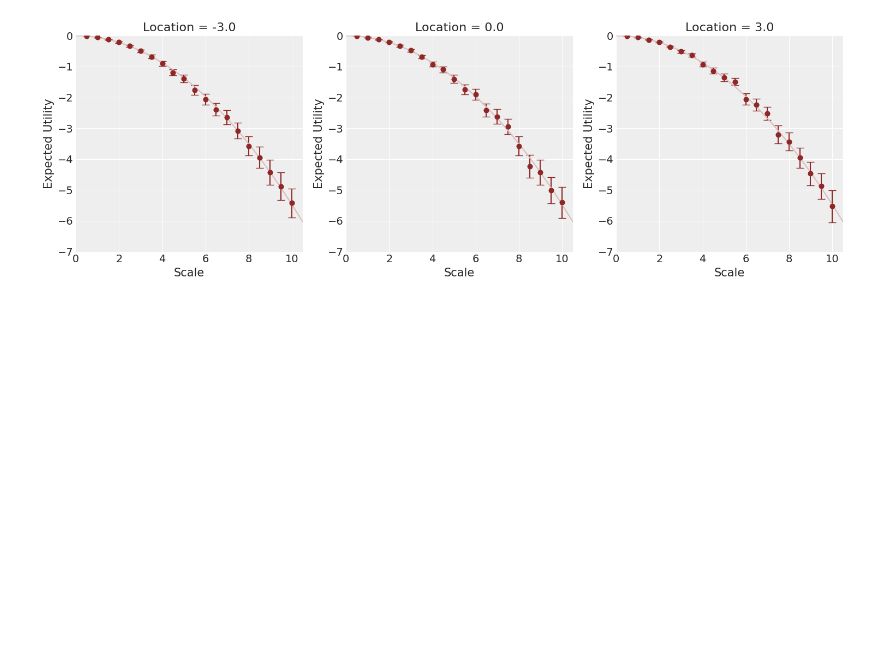
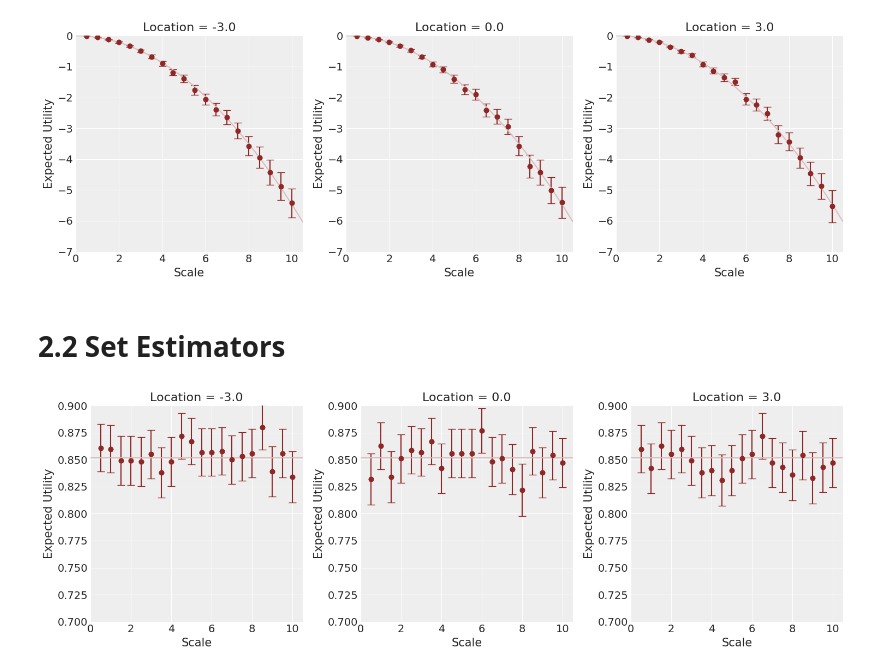
Before and after one commit to mIssaMichael/Betancourt-book---Python-translation, a Jupyter notebook: Part 2 - Modeling and Inference/chapter 1 Modeling and Inference/chapter 1.ipynb, the cells around one changed output. Saved outputs shown, nothing was run; the diff lists cells and outputs as text; code cells hidden in the pictures; blank space fills up the shorter version.

```diff
--- a/Part 2 - Modeling and Inference/chapter 1 Modeling and Inference/chapter 1.ipynb
+++ b/Part 2 - Modeling and Inference/chapter 1 Modeling and Inference/chapter 1.ipynb
@@ -129,3 +127,60 @@ plt.tight_layout()
 plt.show()
 # %% [output]
 [figure]
+# %% [markdown]
+# 2.2 Set Estimators
+# %%
+# Import student t distribution
+from scipy.stats import t
+
+# Interval utility function
+def inc_util(x_hat_left, x_hat_right, x):
+    return (x_hat_left <= x) & (x <= x_hat_right)
+
+# Mean estimator adjusting for left and right intervals
+def mu_hat_left(y, delta):
+    return mu_hat(y) - delta * sigma_hat(y)
+
+def mu_hat_right(y, delta):
+    return mu_hat(y) + delta * sigma_hat(y)
+
+# Parameters
+delta_interval = 0.5
+
+plt.figure(figsize=(15, 5))
+
+for m in range(N_mu):
+    exp_utils = np.zeros(N_sigma)
+    deltas = np.zeros(N_sigma)
+
+    for s in range(N_sigma):
+        sample_util = np.zeros(N_simu)
+
+        for n in range(N_simu):
+            simu_data = np.random.normal(mus[m], sigmas[s], N_obs)
+            left_est = mu_hat_left(simu_data, delta_interval)
+            right_est = mu_hat_right(simu_data, delta_interval)
+            sample_util[n] = np.mean(inc_util(left_est, right_est, mus[m]))
+
+        mc_stats = compute_mc_stats(sample_util)
+        exp_utils[s] = mc_stats[0]
+        deltas[s] = 2 * mc_stats[1]
+
+    plt.subplot(1, 3, m + 1)
+    plt.plot(sigmas, exp_utils, 'o', color=c_dark)
+    plt.title(f"Location = {mus[m]}")
+    plt.xlim(0, 10.5)
+    plt.xlabel("Scale")
+    plt.ylim(0.7, 0.9)
+    plt.ylabel("Expected Utility")
+
+    plt.errorbar(sigmas, exp_utils, yerr=deltas, fmt='o', color=c_dark, capsize=5)
+
+    xs = np.linspace(0, 10.5, 1000)
+    ys = 2 * t.cdf(delta_interval * np.sqrt(N_obs), N_obs - 1) - 1
+    plt.plot(xs, ys * np.ones_like(xs), color=c_light)
+
+plt.tight_layout()
+plt.show()
+# %% [output]
+[figure, added]
```
Also changed, not shown: parts of 2 cells of this notebook.
